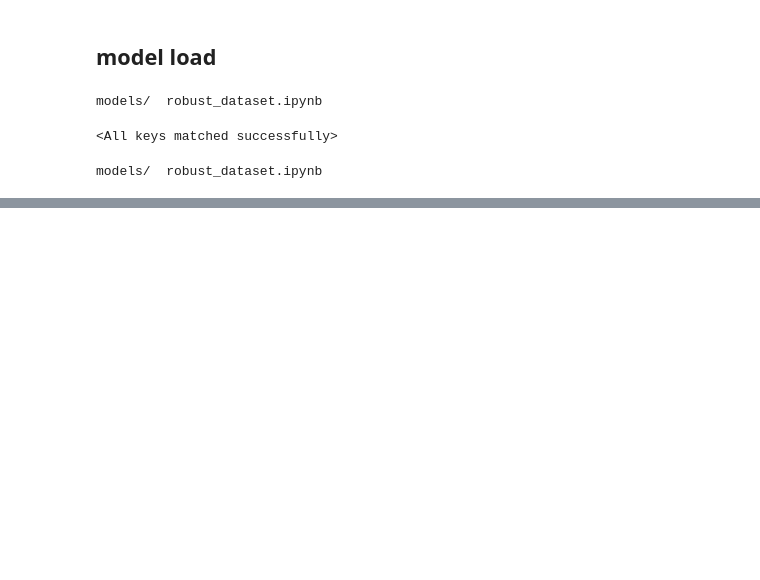
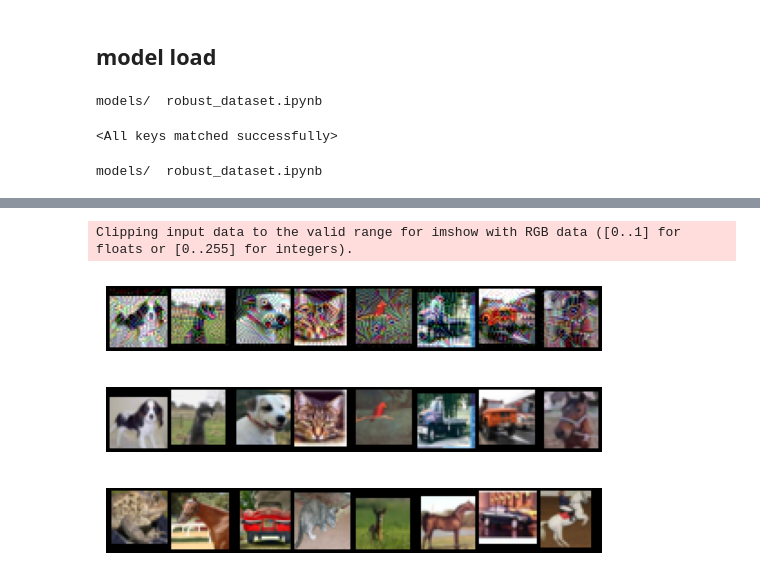
Before and after one commit to sugarl-sudo/When-Adversarial-Training-Meets-Vision-Transformers, a Jupyter notebook: notebook/robust_dataset.ipynb, the cells around one changed output, grey strips where cells are left out. Cells and saved outputs as stored; diff of their text form; code cells hidden in the pictures; blank space fills up the shorter version.

```diff
--- a/notebook/robust_dataset.ipynb
+++ b/notebook/robust_dataset.ipynb
@@ -23,0 +149,4 @@ models/  robust_dataset.ipynb
+# %%
+x = images[:8].cuda()
+y = labels[:8].cuda()
+t = labels[-8:].cuda()
@@ -23,0 +157,48 @@ models/  robust_dataset.ipynb
+# %%
+import torch
+import torch.nn.functional as F
+from torch.autograd import Variable
+from torch import optim
+import torch.nn as nn
+
+# epsilon = 8 / 255
+# epsilon = 0.1
+perturb_steps = 100
+batch_size = len(x)
+
+criterion_CE = nn.CrossEntropyLoss()
+model_s = model_s.cuda()
+
+x_adv = x
+x_adv.requires_grad = True
+# Setup optimizers
+optimizer_delta = optim.SGD([x_adv], lr=0.5)
+
+for _ in range(perturb_steps):
+    # optimize
+    optimizer_delta.zero_grad()
+    with torch.enable_grad():
+        loss = criterion_CE(model_s(x_adv)[0], t)
+    loss.backward()
+    # renorming gradient
+    grad_norms = x_adv.grad.view(batch_size, -1).norm(p=2, dim=1)
+    x_adv.grad.div_(grad_norms.view(-1, 1, 1, 1))
+    # avoid nan or inf if gradient is 0
+    if (grad_norms == 0).any():
+        x_adv.grad[grad_norms == 0] = torch.randn_like(x_adv.grad[grad_norms == 0])
+    optimizer_delta.step()
+    # projection
+    # x_adv = torch.clamp(x_adv.detach(), 0.0, 1.0).clone().requires_grad_(True)
+# %%
+imshow(torchvision.utils.make_grid(x_adv.cpu().detach()))
+# %% [output]
+Clipping input data to the valid range for imshow with RGB data ([0..1] for floats or [0..255] for integers).
+[figure, added]
+# %%
+imshow(torchvision.utils.make_grid(images[:8].detach()))
+# %% [output]
+[figure, added]
+# %%
+imshow(torchvision.utils.make_grid(images[-8:]))
+# %% [output]
+[figure, added]
```
Also changed, not shown: parts of 15 cells of this notebook.
